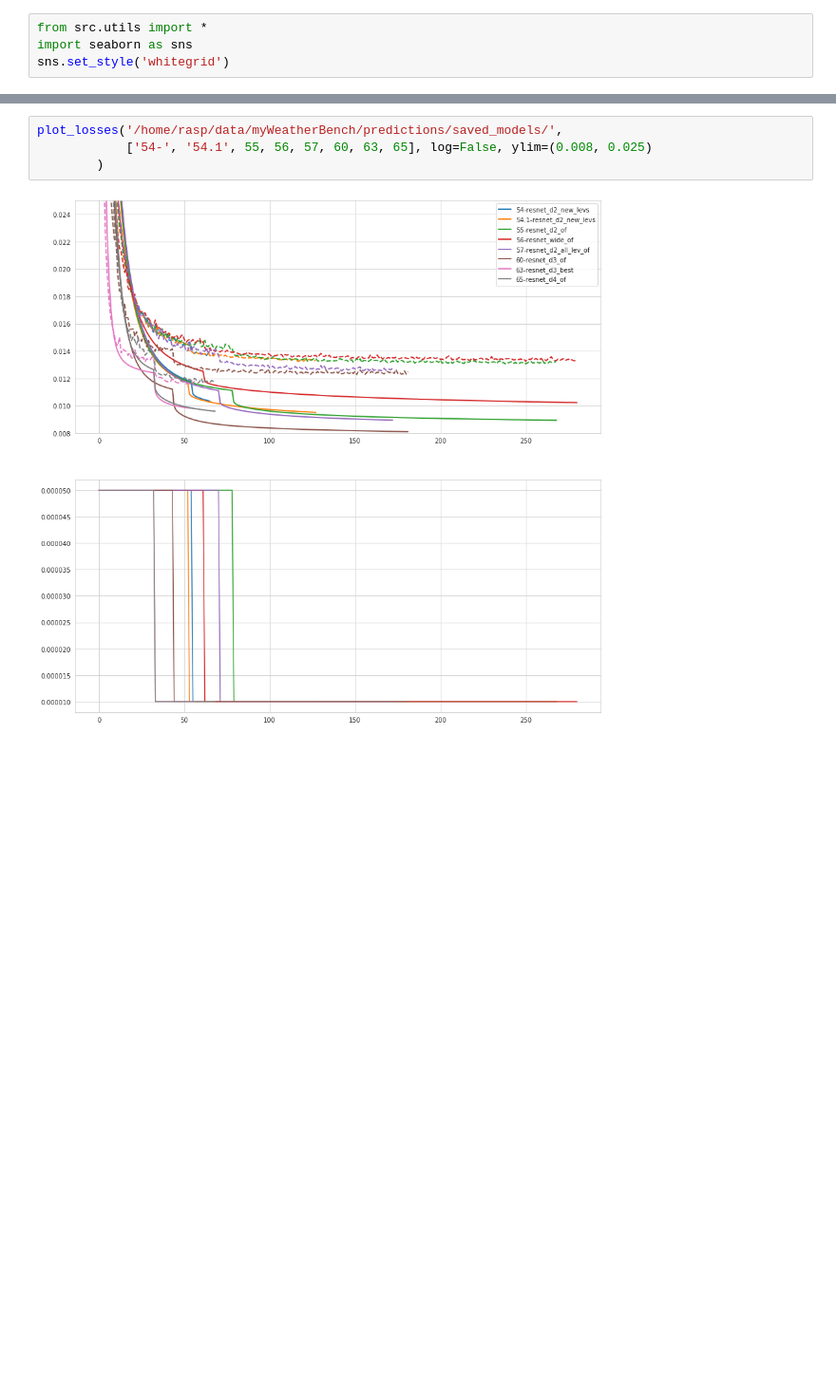
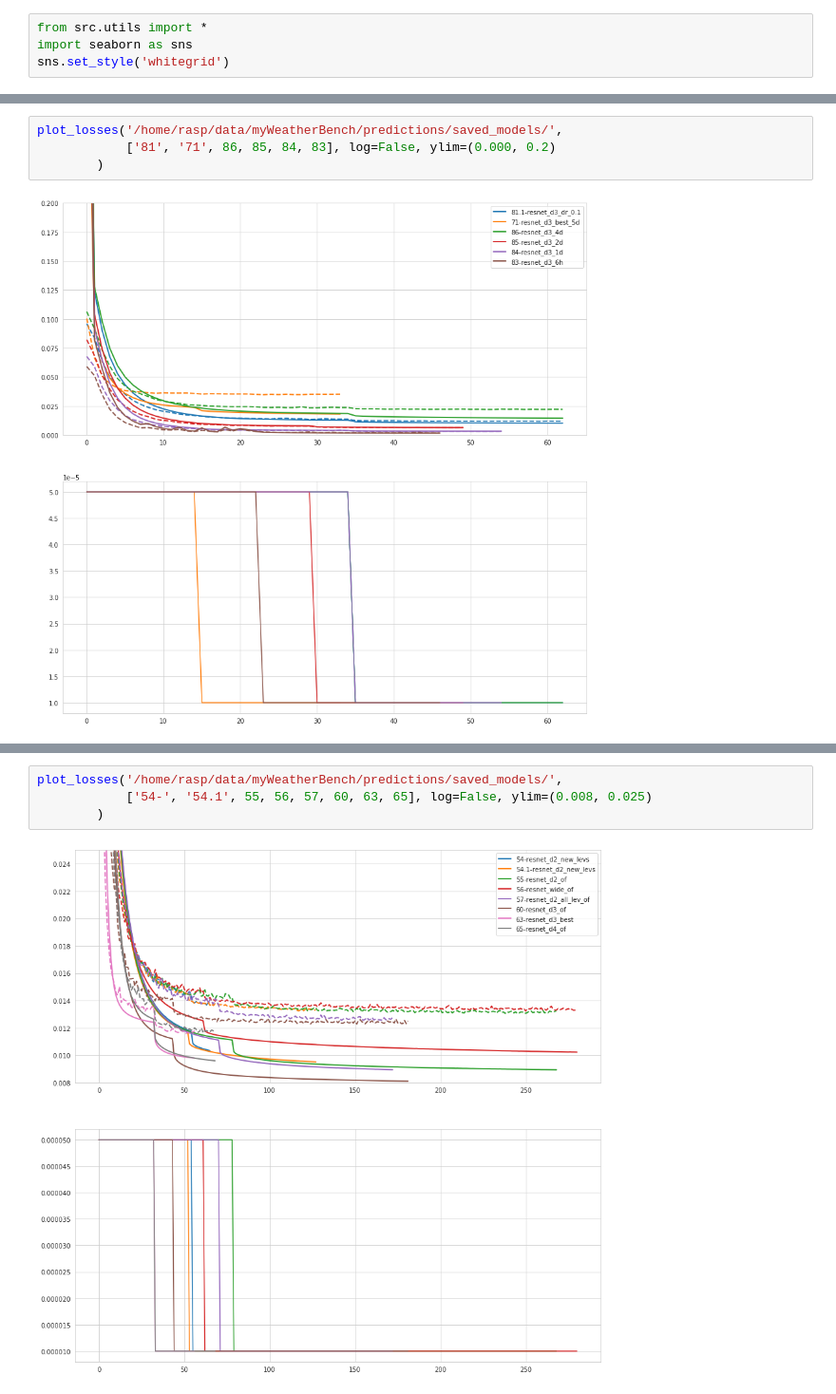
Before and after one commit to sagar-garg/WeatherBench, a Jupyter notebook: devlog/17-overfitting_tests.ipynb, the cells around one changed output, grey strips where cells are left out. Shown at 95% size. Cells and saved outputs as stored; diff of their text form; blank space fills up the shorter version.

```diff
--- a/devlog/17-overfitting_tests.ipynb
+++ b/devlog/17-overfitting_tests.ipynb
@@ -10,0 +34,6 @@ sns.set_style('whitegrid')
+# %%
+plot_losses('/home/rasp/data/myWeatherBench/predictions/saved_models/',
+            ['81', '71', 86, 85, 84, 83], log=False, ylim=(0.000, 0.2)
+        )
+# %% [output]
+[figure, added]
```
Also changed, not shown: parts of 4 cells of this notebook, 5 other files.
